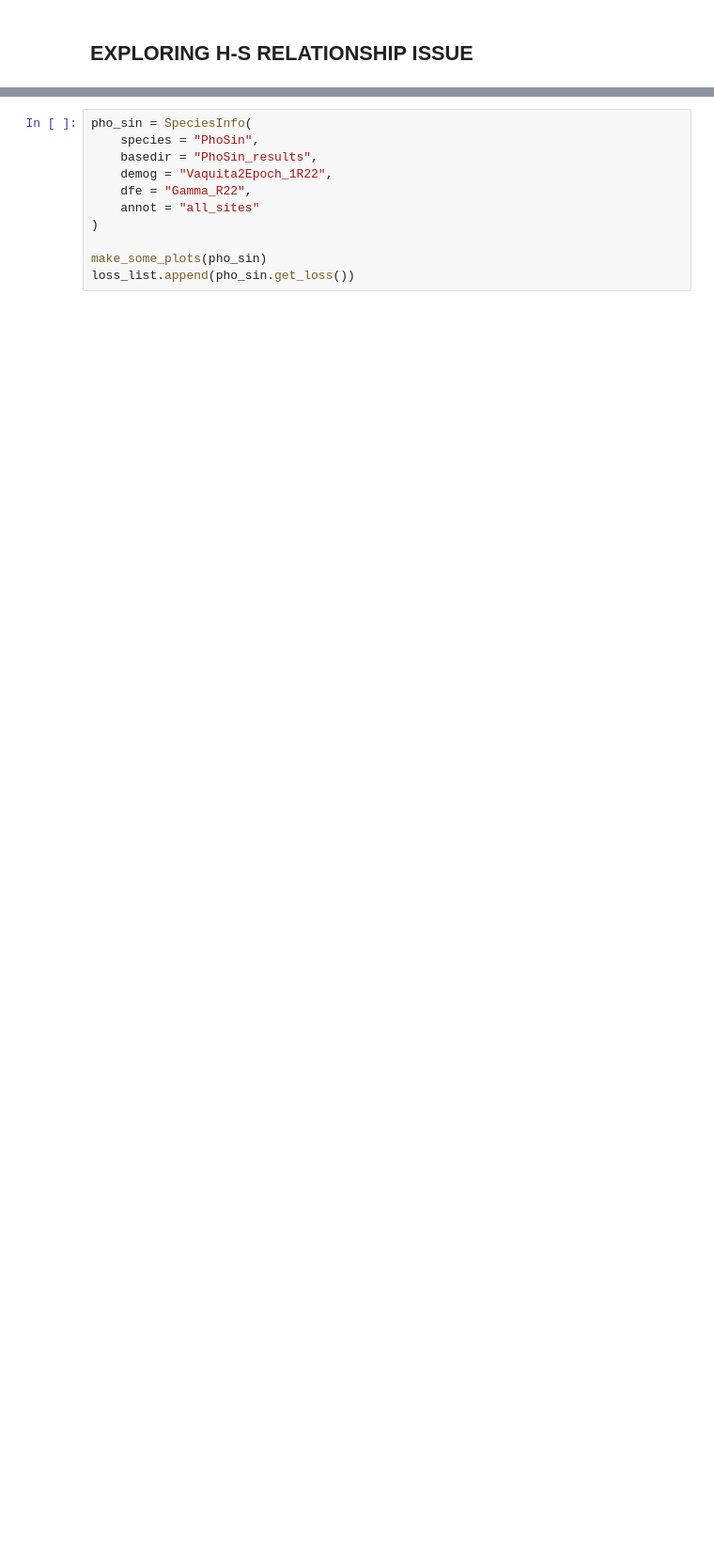
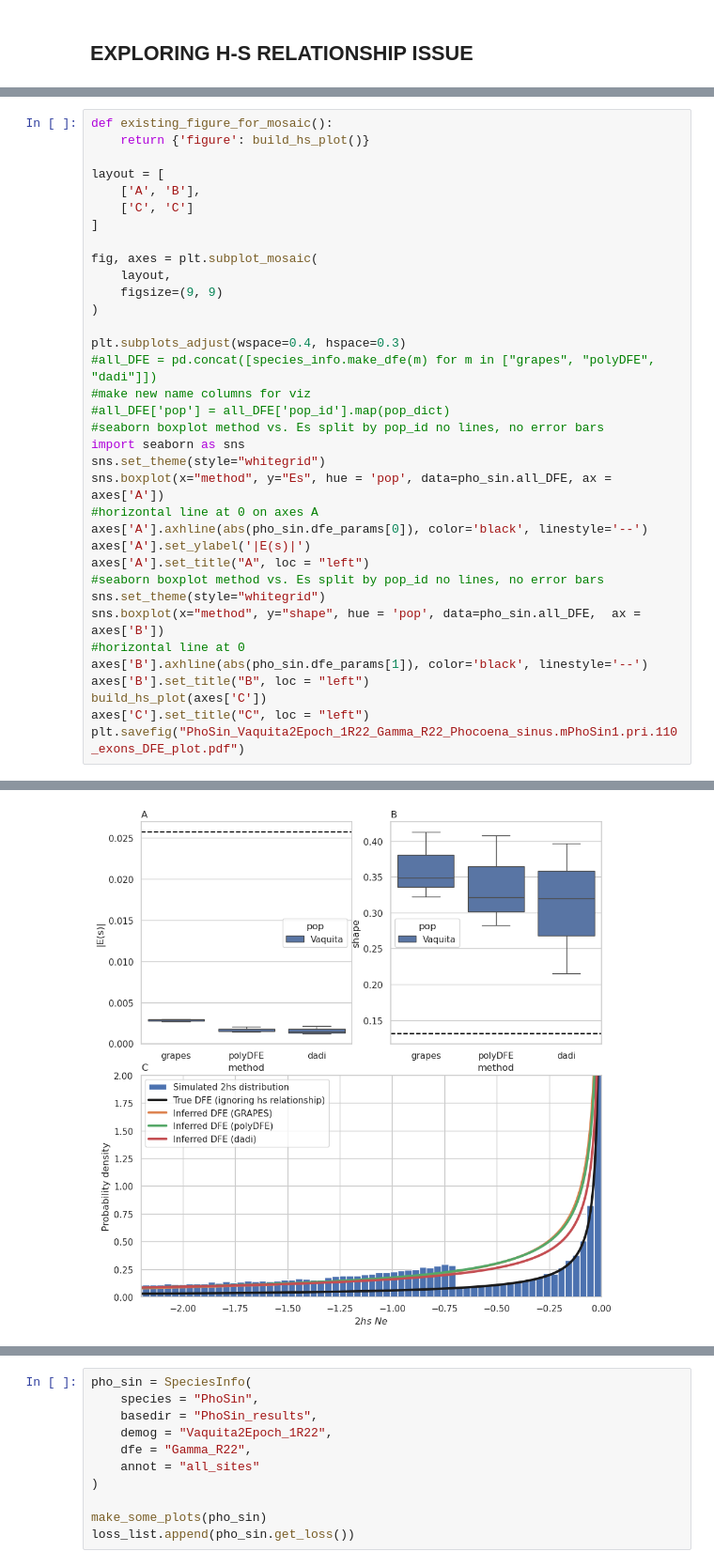
Before and after one commit to popsim-consortium/analysis2, a Jupyter notebook: notebooks/DFE_figures.ipynb, the cells around one changed output, grey strips where cells are left out. Shown: that part at 94% size. Drawn from its saved outputs; the diff is of its cells as text; blank space fills up the shorter version.

Commit message:
vaquita DFE panel with hs relationship plot

```diff
--- a/notebooks/DFE_figures.ipynb
+++ b/notebooks/DFE_figures.ipynb
@@ -360,0 +357,36 @@ Simulated mean 2hs: -0.000353
+# %%
+def existing_figure_for_mosaic():
+    return {'figure': build_hs_plot()}
+
+layout = [
+    ['A', 'B'],
+    ['C', 'C']
+]
+
+fig, axes = plt.subplot_mosaic(
+    layout,
+    figsize=(9, 9)
+)
+
+plt.subplots_adjust(wspace=0.4, hspace=0.3)
+#all_DFE = pd.concat([species_info.make_dfe(m) for m in ["grapes", "polyDFE", "dadi"]])
+#make new name columns for viz
+#all_DFE['pop'] = all_DFE['pop_id'].map(pop_dict)
+#seaborn boxplot method vs. Es split by pop_id no lines, no error bars
+import seaborn as sns
+sns.set_theme(style="whitegrid")
+sns.boxplot(x="method", y="Es", hue = 'pop', data=pho_sin.all_DFE, ax = axes['A'])
+#horizontal line at 0 on axes A
+axes['A'].axhline(abs(pho_sin.dfe_params[0]), color='black', linestyle='--')
+axes['A'].set_ylabel('|E(s)|')
+axes['A'].set_title("A", loc = "left")
+#seaborn boxplot method vs. Es split by pop_id no lines, no error bars
+sns.set_theme(style="whitegrid")
+sns.boxplot(x="method", y="shape", hue = 'pop', data=pho_sin.all_DFE,  ax = axes['B'])
+#horizontal line at 0
+axes['B'].axhline(abs(pho_sin.dfe_params[1]), color='black', linestyle='--')
+axes['B'].set_title("B", loc = "left")
+build_hs_plot(axes['C'])
+axes['C'].set_title("C", loc = "left")
+plt.savefig("PhoSin_Vaquita2Epoch_1R22_Gamma_R22_Phocoena_sinus.mPhoSin1.pri.110_exons_DFE_plot.pdf")
+# %% [output]
@@ -360,0 +396 @@ Simulated mean 2hs: -0.000353
+[figure, added]
```
Also changed, not shown: parts of 3 cells of this notebook.
